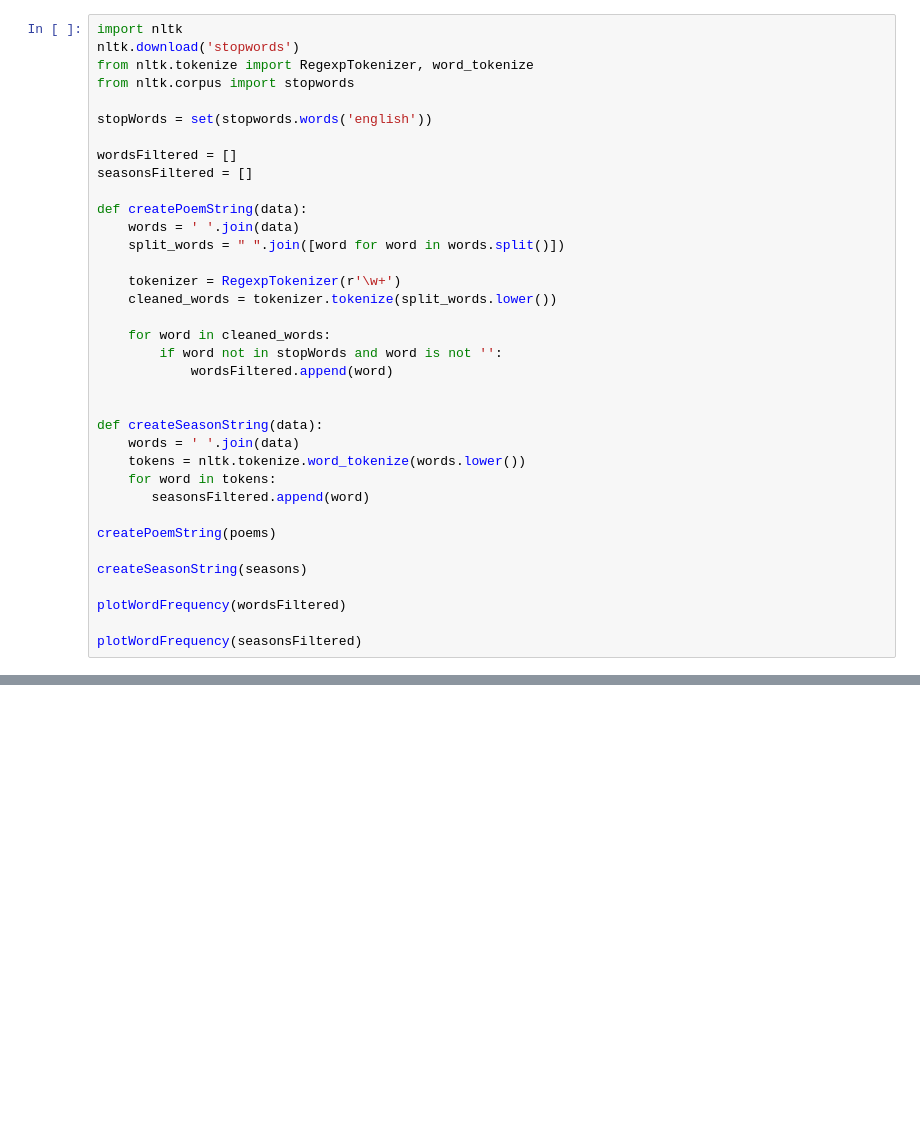
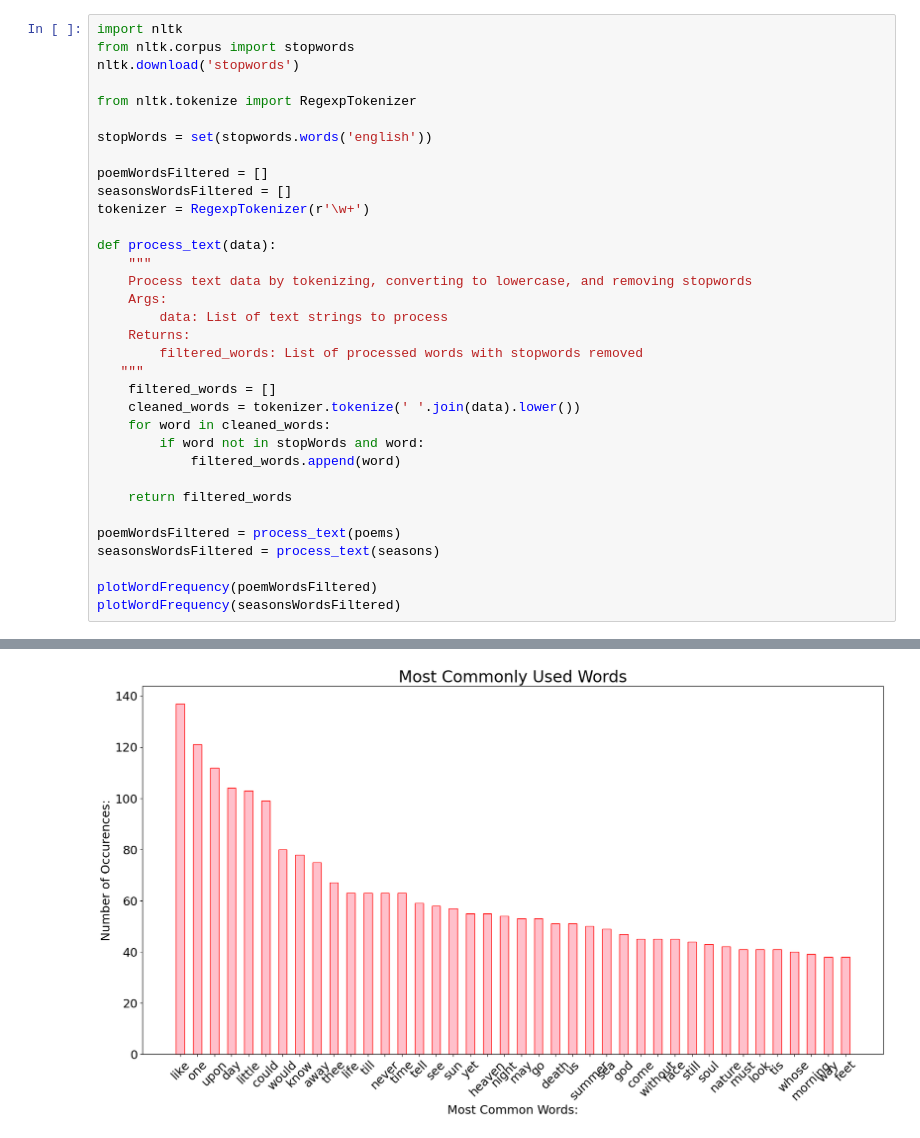
Before and after one commit to Digital-Humanities-Toolkit/visualization-exercises, a Jupyter notebook: emily-dickinson-visualizations/emily.ipynb, the cells around one changed output, grey strips where cells are left out. Drawn from its saved outputs; the diff is of its cells as text; blank space fills up the shorter version.

```diff
--- a/emily-dickinson-visualizations/emily.ipynb
+++ b/emily-dickinson-visualizations/emily.ipynb
@@ -48,36 +62,35 @@ A thought went up my mind to-day
-# %%
-import nltk
-nltk.download('stopwords')
-from nltk.tokenize import RegexpTokenizer, word_tokenize
-from nltk.corpus import stopwords
-
-stopWords = set(stopwords.words('english'))
-
-wordsFiltered = []
-seasonsFiltered = []
-
-def createPoemString(data):
-    words = ' '.join(data)
-    split_words = " ".join([word for word in words.split()])
-
-    tokenizer = RegexpTokenizer(r'\w+')
-    cleaned_words = tokenizer.tokenize(split_words.lower())
-
-    for word in cleaned_words:
-        if word not in stopWords and word is not '':
-            wordsFiltered.append(word)
-
-
-def createSeasonString(data):
-    words = ' '.join(data)
-    tokens = nltk.tokenize.word_tokenize(words.lower())
-    for word in tokens:
-       seasonsFiltered.append(word)
-
-createPoemString(poems)
-
-createSeasonString(seasons)
-
-plotWordFrequency(wordsFiltered)
-
-plotWordFrequency(seasonsFiltered)
+# %%
+import nltk
+from nltk.corpus import stopwords
+nltk.download('stopwords')
+
+from nltk.tokenize import RegexpTokenizer
+
+stopWords = set(stopwords.words('english'))
+
+poemWordsFiltered = []
+seasonsWordsFiltered = []
+tokenizer = RegexpTokenizer(r'\w+')
+
+def process_text(data):
+    """
+    Process text data by tokenizing, converting to lowercase, and removing stopwords
+    Args:
+        data: List of text strings to process
+    Returns:
+        filtered_words: List of processed words with stopwords removed
+   """
+    filtered_words = []
+    cleaned_words = tokenizer.tokenize(' '.join(data).lower())
+    for word in cleaned_words:
+        if word not in stopWords and word:
+            filtered_words.append(word)
+
+    return filtered_words
+
+poemWordsFiltered = process_text(poems)
+seasonsWordsFiltered = process_text(seasons)
+
+plotWordFrequency(poemWordsFiltered)
+plotWordFrequency(seasonsWordsFiltered)
+# %% [output]
@@ -83,0 +100 @@ plotWordFrequency(seasonsFiltered)
+[figure, added]
```
Also changed, not shown: parts of 9 cells of this notebook, 31 other files.
